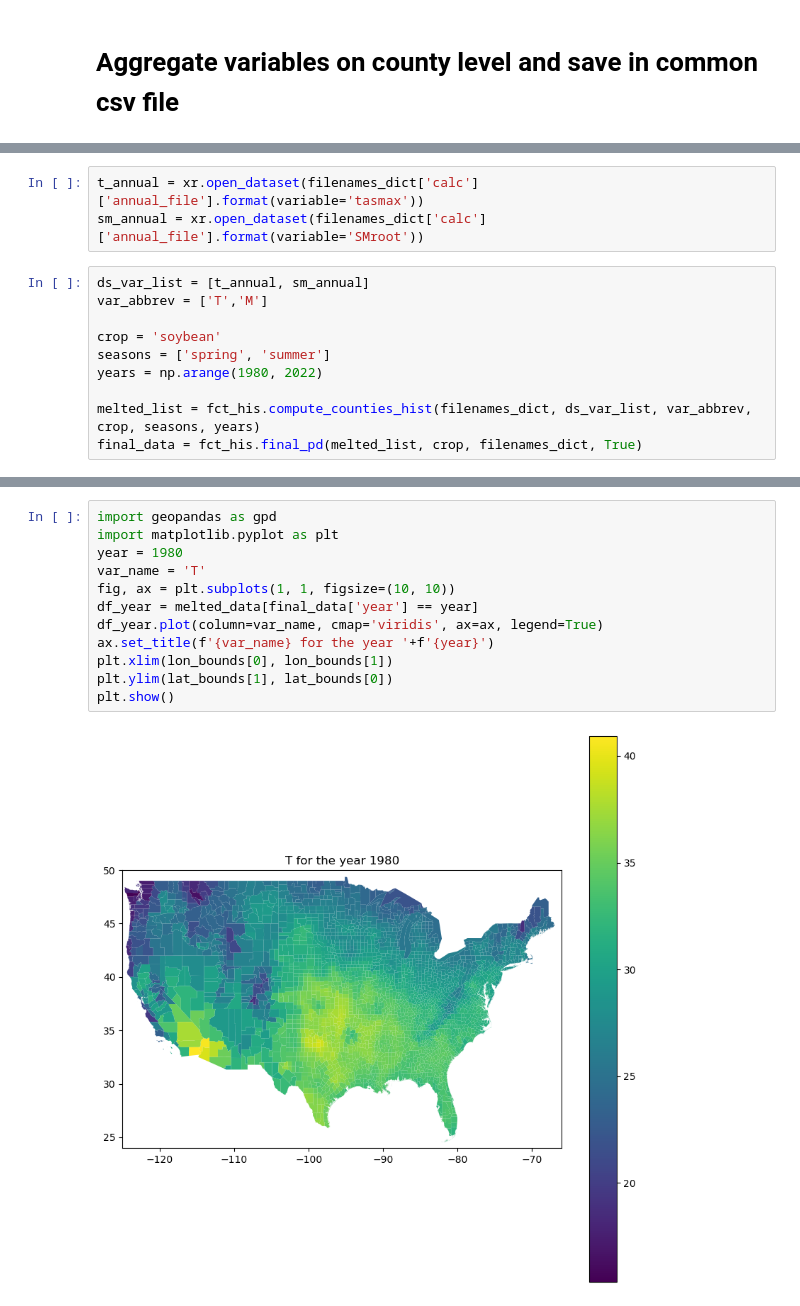
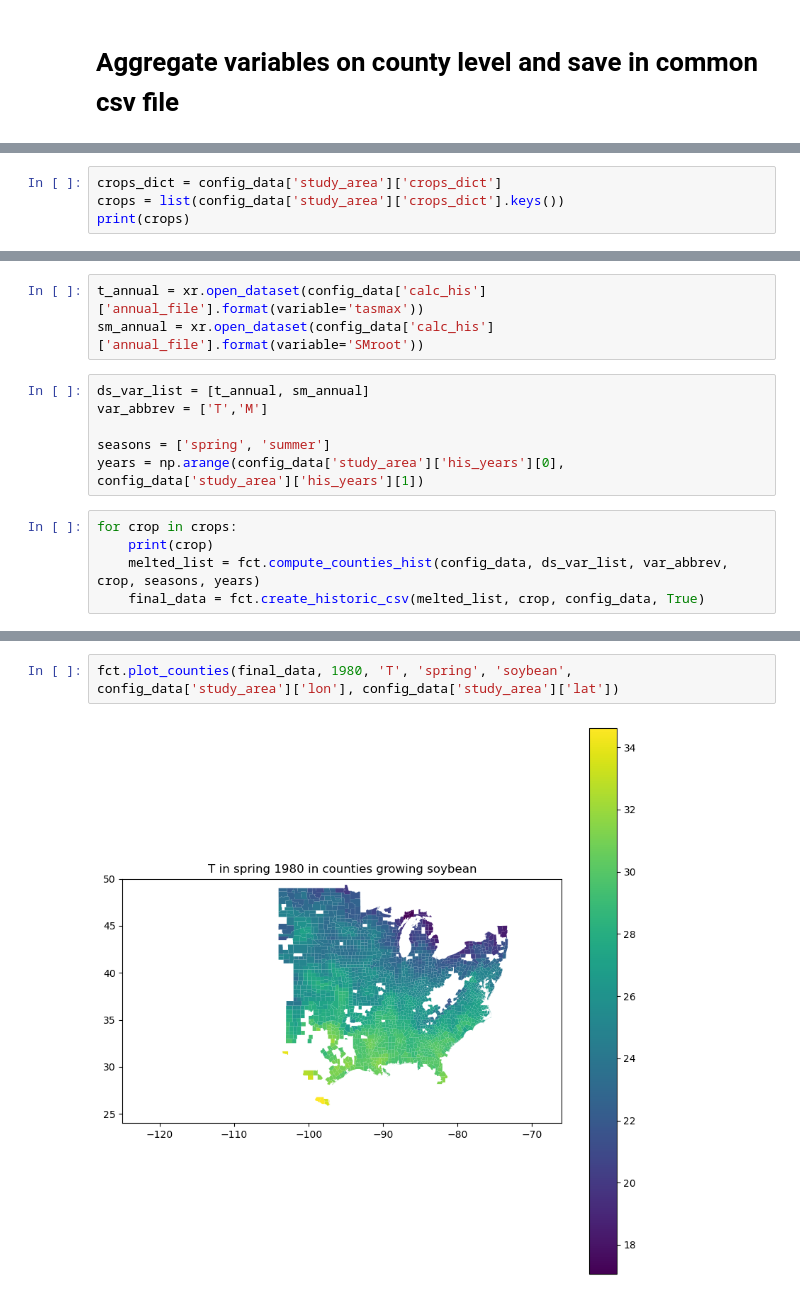
Before and after one commit to Raed-Hamed/sequential_heat_crop_impacts, a Jupyter notebook: climate_preprocessing/2_Historic_per-county_USA.ipynb, the cells around one changed output, grey strips where cells are left out. Saved outputs shown, nothing was run; the diff lists cells and outputs as text.

Commit message:
Adapt notebooks for US data in climate pre-processing

```diff
--- a/climate_preprocessing/2_Historic_per-county_USA.ipynb
+++ b/climate_preprocessing/2_Historic_per-county_USA.ipynb
@@ -31,0 +21,4 @@ filenames_dict['input']['shape_crop']
+# %%
+crops_dict = config_data['study_area']['crops_dict']
+crops = list(config_data['study_area']['crops_dict'].keys())
+print(crops)
@@ -32,14 +27,15 @@ filenames_dict['input']['shape_crop']
 # %%
-t_annual = xr.open_dataset(filenames_dict['calc']['annual_file'].format(variable='tasmax'))
-sm_annual = xr.open_dataset(filenames_dict['calc']['annual_file'].format(variable='SMroot'))
+t_annual = xr.open_dataset(config_data['calc_his']['annual_file'].format(variable='tasmax'))
+sm_annual = xr.open_dataset(config_data['calc_his']['annual_file'].format(variable='SMroot'))
+# %%
+ds_var_list = [t_annual, sm_annual]
+var_abbrev = ['T','M']
+
+seasons = ['spring', 'summer']
+years = np.arange(config_data['study_area']['his_years'][0], config_data['study_area']['his_years'][1])
 # %%
-ds_var_list = [t_annual, sm_annual]
-var_abbrev = ['T','M']
-
-crop = 'soybean'
-seasons = ['spring', 'summer']
-years = np.arange(1980, 2022)
-
-melted_list = fct_his.compute_counties_hist(filenames_dict, ds_var_list, var_abbrev, crop, seasons, years)
-final_data = fct_his.final_pd(melted_list, crop, filenames_dict, True)
+for crop in crops:
+    print(crop)
+    melted_list = fct.compute_counties_hist(config_data, ds_var_list, var_abbrev, crop, seasons, years)
+    final_data = fct.create_historic_csv(melted_list, crop, config_data, True)
 # %% [output]
@@ -65,14 +102,4 @@ season:  summer
-# %%
-import geopandas as gpd
-import matplotlib.pyplot as plt
-year = 1980
-var_name = 'T'
-fig, ax = plt.subplots(1, 1, figsize=(10, 10))
-df_year = melted_data[final_data['year'] == year]
-df_year.plot(column=var_name, cmap='viridis', ax=ax, legend=True)
-ax.set_title(f'{var_name} for the year '+f'{year}')
-plt.xlim(lon_bounds[0], lon_bounds[1])
-plt.ylim(lat_bounds[1], lat_bounds[0])
-plt.show()
-# %% [output]
-[figure, removed]
+# %%
+fct.plot_counties(final_data, 1980, 'T', 'spring', 'soybean', config_data['study_area']['lon'], config_data['study_area']['lat'])
+# %% [output]
+[figure, added]
```
Also changed, not shown: parts of 7 cells of this notebook, 1 other file.
